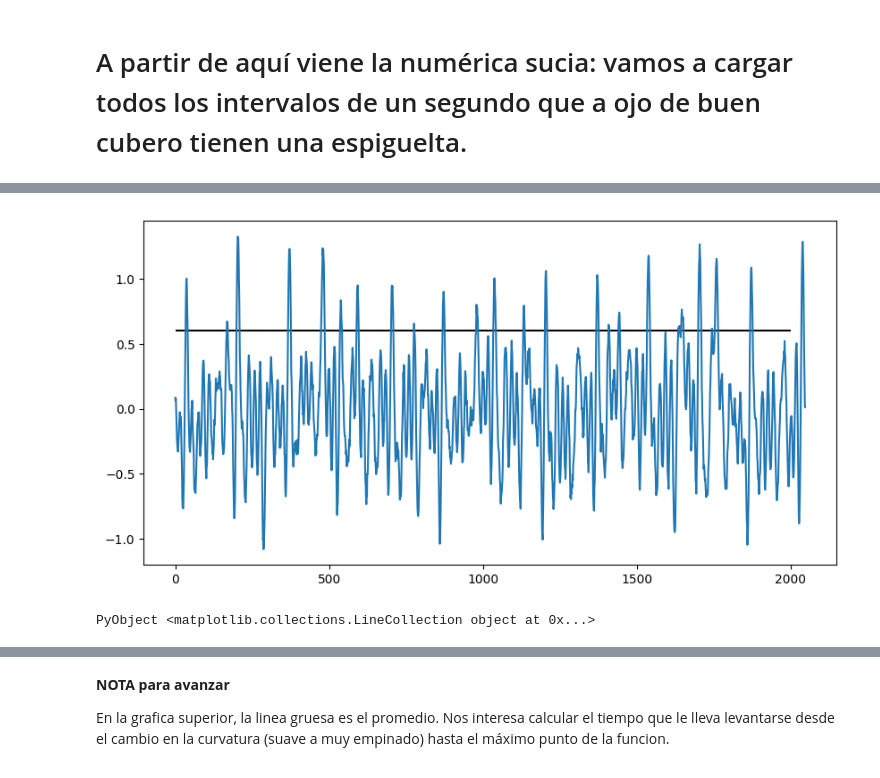
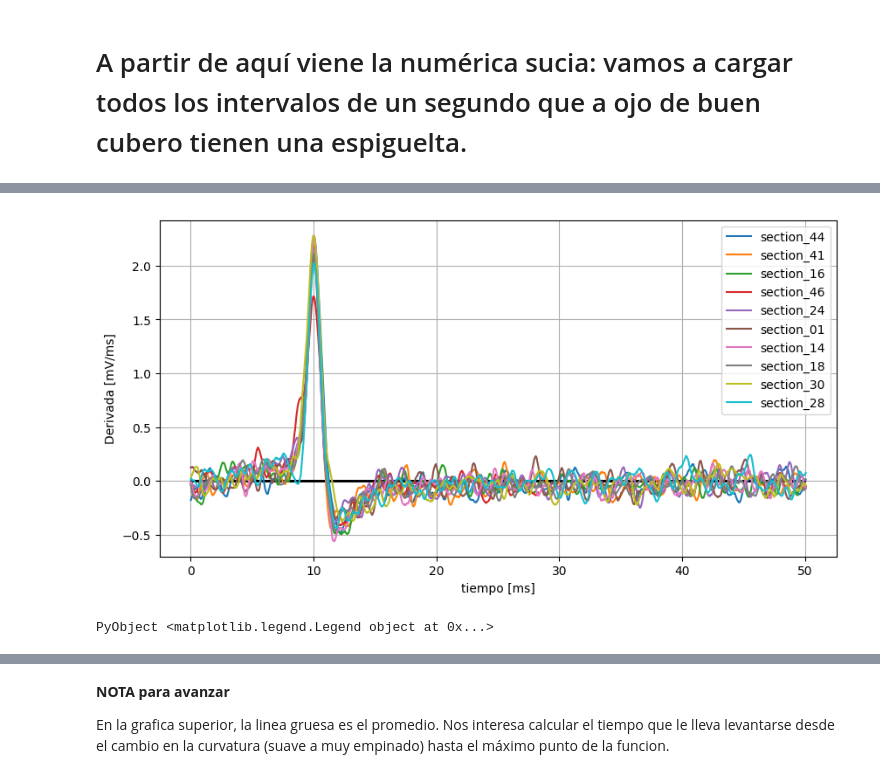
Before and after one commit to JoseJJAB/TrabajoCinvestav, a Jupyter notebook: SpikletDetection.ipynb, the cells around one changed output, grey strips where cells are left out. Saved outputs shown, nothing was run; the diff lists cells and outputs as text; code cells hidden in the pictures.

```diff
--- a/SpikletDetection.ipynb
+++ b/SpikletDetection.ipynb
@@ -281,34 +179,26 @@ grid()
-# %%
-figura=figure(figsize=(10,5))
-#xlim(13000,14000)
-#ylim(-0.02,0.1)
-  #rango=intSS[subs][1]
-plot(derivadas["section_44"])
-hlines([0.6], xmin=0, xmax=2000)
-#plot(suaves["section_50"])
-# %% [output]
-[figure, removed]
-PyObject <matplotlib.collections.LineCollection object at 0x...>
 # %%
 figura=figure(figsize=(10,5))
 
 # Primero buscamos la lista de los intervalos ejemplo
 for subs in keys(intSS)
     # en cada intervalo ejemplo puede haber varios subintervalos sospechosos
     for j in keys(intSS[subs])
         # tomamos el rango de cada subintervalo sospechoso
         # es mejor dibujar con rangos que con listas de numeros
         rango=intSS[subs][j]
         ll=length(rango)
         rangot=iart(1,ll)
         plot(rangot,derivadas[subs][rango], label=subs)
         hlines(0, 0, 50,lw=2)
     end
 end
 
 
 xlabel("tiempo [ms]")
-ylabel("Voltaje [mV]")
+ylabel("Derivada [mV/ms]")
 grid()
 legend()
+# %% [output]
+[figure, added]
+PyObject <matplotlib.legend.Legend object at 0x...>
 # %%
```
Also changed, not shown: parts of 50 cells of this notebook, 1 other file.
